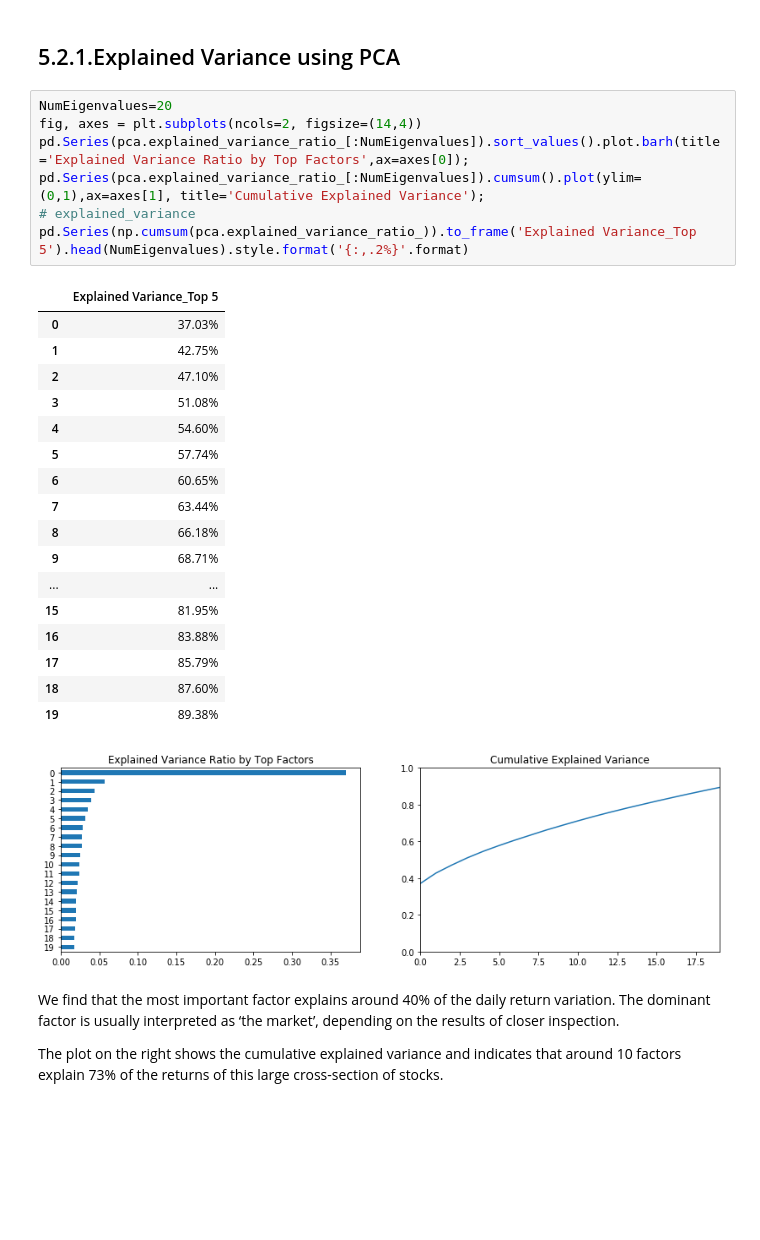
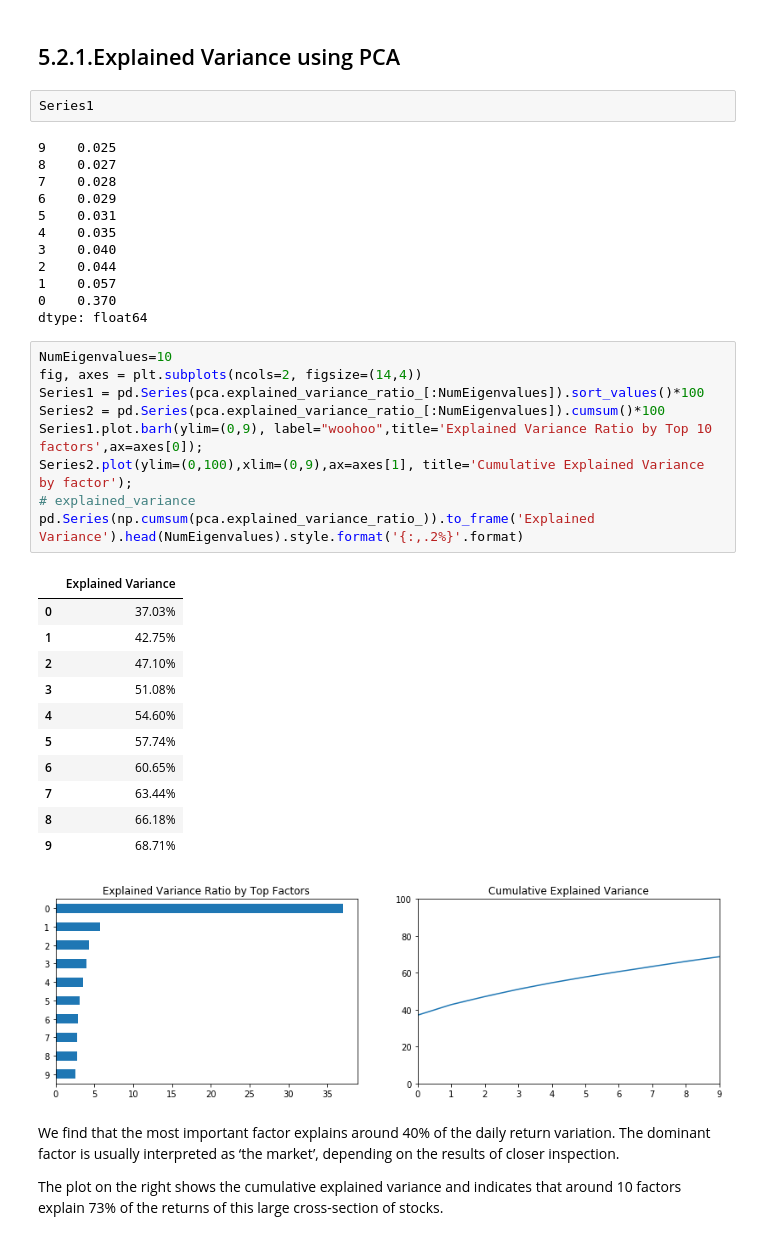
Before and after one commit to tatsath/fin-ml, a Jupyter notebook: Chapter 7 - Unsup. Learning - Dimensionality Reduction/CaseStudy1 - Portfolio Management - Eigen Portfolio/PortfolioManagementEigen Portfolio.ipynb, the cells around one changed output. Saved outputs shown, nothing was run; the diff lists cells and outputs as text; blank space fills up the shorter version.

Commit message:
Modification of the charts-Eigenportfolio

```diff
--- a/Chapter 7 - Unsup. Learning - Dimensionality Reduction/CaseStudy1 - Portfolio Management - Eigen Portfolio/PortfolioManagementEigen Portfolio.ipynb
+++ b/Chapter 7 - Unsup. Learning - Dimensionality Reduction/CaseStudy1 - Portfolio Management - Eigen Portfolio/PortfolioManagementEigen Portfolio.ipynb
@@ -277,32 +278,42 @@ array([-0.2278224 , -0.22835766, -0.15302828, -0.18969933, -0.20200012,
 # %% [markdown]
 <a id='4.2.1'></a>
 ## 5.2.1.Explained Variance using PCA
+# %%
+Series1
+# %% [output]
+9    0.025
+8    0.027
+7    0.028
+6    0.029
+5    0.031
+4    0.035
+3    0.040
+2    0.044
+1    0.057
+0    0.370
+dtype: float64
 # %%
-NumEigenvalues=20
+NumEigenvalues=10
 fig, axes = plt.subplots(ncols=2, figsize=(14,4))
-pd.Series(pca.explained_variance_ratio_[:NumEigenvalues]).sort_values().plot.barh(title='Explained Variance Ratio by Top Factors',ax=axes[0]);
-pd.Series(pca.explained_variance_ratio_[:NumEigenvalues]).cumsum().plot(ylim=(0,1),ax=axes[1], title='Cumulative Explained Variance');
+Series1 = pd.Series(pca.explained_variance_ratio_[:NumEigenvalues]).sort_values()*100
+Series2 = pd.Series(pca.explained_variance_ratio_[:NumEigenvalues]).cumsum()*100
+Series1.plot.barh(ylim=(0,9), label="woohoo",title='Explained Variance Ratio by Top 10 factors',ax=axes[0]);
+Series2.plot(ylim=(0,100),xlim=(0,9),ax=axes[1], title='Cumulative Explained Variance by factor');
 # explained_variance
-pd.Series(np.cumsum(pca.explained_variance_ratio_)).to_frame('Explained Variance_Top 5').head(NumEigenvalues).style.format('{:,.2%}'.format)
+pd.Series(np.cumsum(pca.explained_variance_ratio_)).to_frame('Explained Variance').head(NumEigenvalues).style.format('{:,.2%}'.format)
 # %% [output]
-|  | Explained Variance_Top 5 |
+|  | Explained Variance |
 | 0 | 37.03% |
 | 1 | 42.75% |
 | 2 | 47.10% |
 | 3 | 51.08% |
 | 4 | 54.60% |
 | 5 | 57.74% |
 | 6 | 60.65% |
 | 7 | 63.44% |
 | 8 | 66.18% |
 | 9 | 68.71% |
-| ... | ... |
-| 15 | 81.95% |
-| 16 | 83.88% |
-| 17 | 85.79% |
-| 18 | 87.60% |
-| 19 | 89.38% |
-[figure, old version]
+[figure, new version]
 # %% [markdown]
 We find that the most important factor explains around 40% of the daily return variation. The dominant factor is usually interpreted as ‘the market’, depending on the results of closer inspection.
 
```
Also changed, not shown: parts of 5 cells of this notebook.
